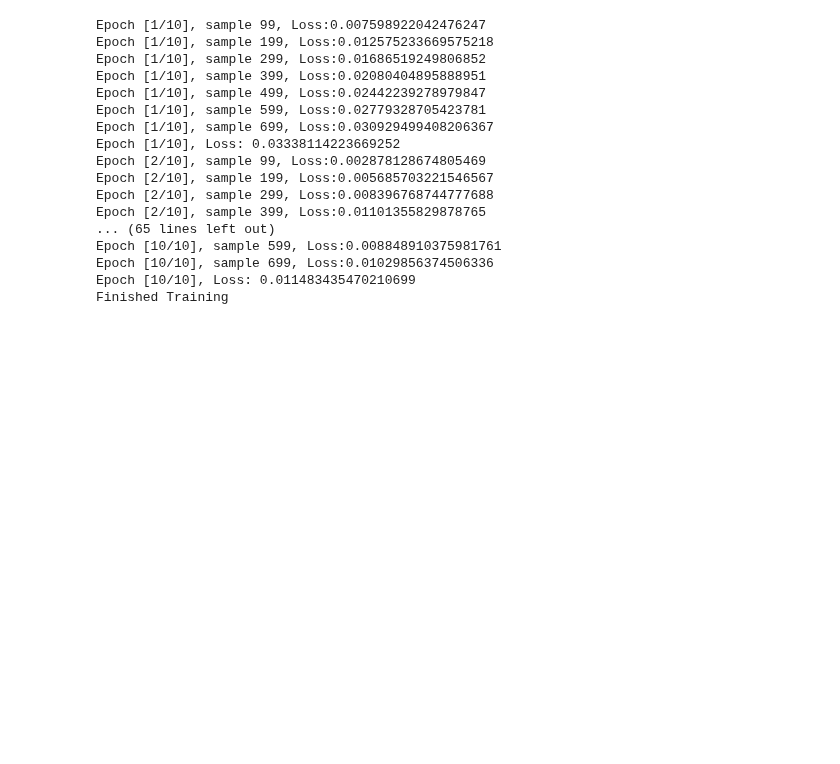
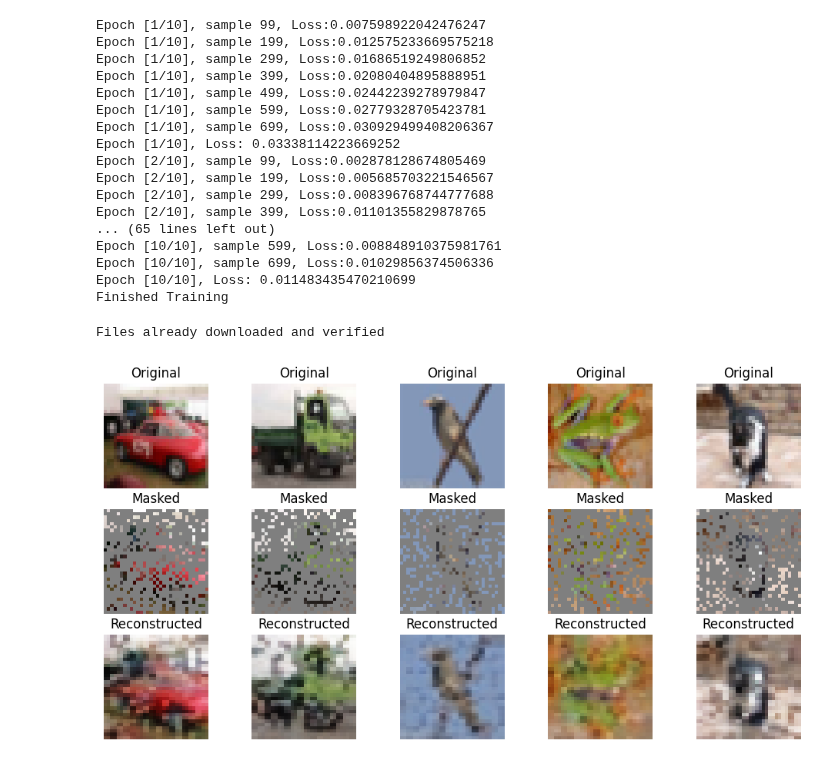
Before and after one commit to Papa-Panda/Paper_reading, a Jupyter notebook: MAE.ipynb, the cells around one changed output. Cells and saved outputs as stored; diff of their text form; code cells hidden in the pictures; blank space fills up the shorter version.

```diff
--- a/MAE.ipynb
+++ b/MAE.ipynb
@@ -112,3 +112,50 @@ Epoch [10/10], sample 599, Loss:0.008848910375981761
 Epoch [10/10], sample 699, Loss:0.01029856374506336
 Epoch [10/10], Loss: 0.011483435470210699
 Finished Training
+# %%
+import matplotlib.pyplot as plt
+
+# Function to display the original, masked, and reconstructed images
+def show_images(original, masked, reconstructed, num_images=5):
+    original = original.cpu().detach().numpy().transpose(0, 2, 3, 1)
+    masked = masked.cpu().detach().numpy().transpose(0, 2, 3, 1)
+    reconstructed = reconstructed.cpu().detach().numpy().transpose(0, 2, 3, 1)
+
+    fig, axs = plt.subplots(3, num_images, figsize=(12, 6))
+    for i in range(num_images):
+        axs[0, i].imshow((original[i] * 0.5 + 0.5))  # De-normalize for display
+        axs[0, i].set_title('Original')
+        axs[0, i].axis('off')
+
+        axs[1, i].imshow((masked[i] * 0.5 + 0.5))    # De-normalize for display
+        axs[1, i].set_title('Masked')
+        axs[1, i].axis('off')
+
+        axs[2, i].imshow((reconstructed[i] * 0.5 + 0.5))  # De-normalize for display
+        axs[2, i].set_title('Reconstructed')
+        axs[2, i].axis('off')
+
+    plt.show()
+
+# Get some test data from CIFAR-10
+testset = torchvision.datasets.CIFAR10(root='./data', train=False, download=True, transform=transform)
+testloader = torch.utils.data.DataLoader(testset, batch_size=8, shuffle=True)
+
+# Load one batch of test images
+dataiter = iter(testloader)
+images, labels = next(dataiter)  # Use Python's built-in next()
+images = images.to(device)
+
+# Mask the test images
+masked_images, mask = mask_image(images, mask_ratio=0.75)
+
+# Run inference (reconstruction) on masked images
+model.eval()
+with torch.no_grad():
+    reconstructed_images = model(masked_images)
+
+# Display the original, masked, and reconstructed images
+show_images(images, masked_images, reconstructed_images, num_images=5)
+# %% [output]
+Files already downloaded and verified
+[figure, added]
```
